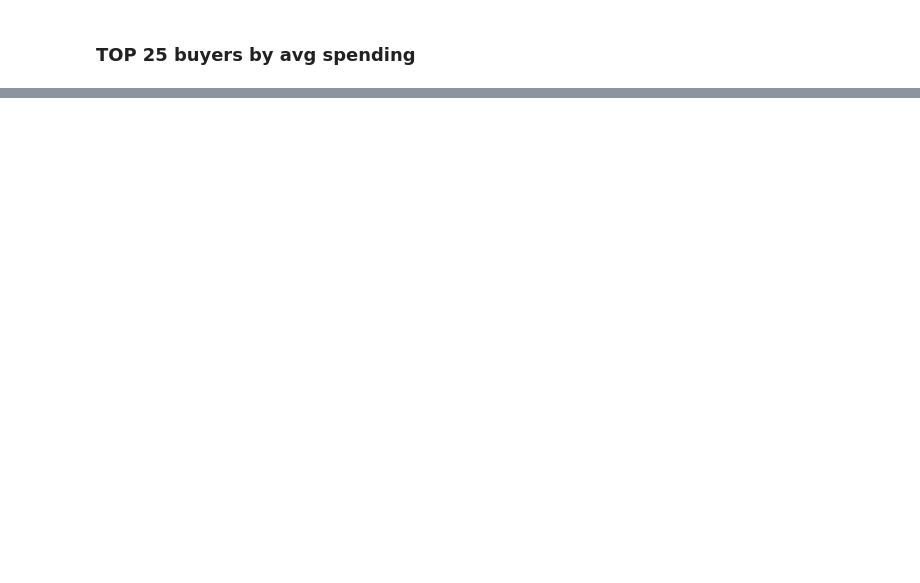
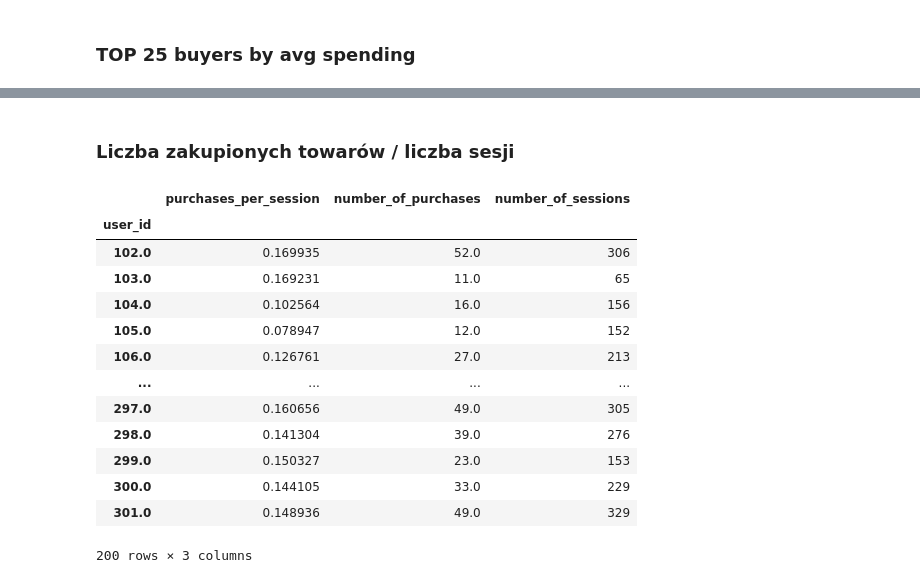
Before and after one commit to amasiukevich/IUM_shop, a Jupyter notebook: InitalEDA.ipynb, the cells around one changed output, grey strips where cells are left out. Cells and saved outputs as stored; diff of their text form; code cells hidden in the pictures; blank space fills up the shorter version.

```diff
--- a/InitalEDA.ipynb
+++ b/InitalEDA.ipynb
@@ -287,0 +377,11 @@ users_descr1.sort_values('avg_spending', ascending=False).head(25)
+# %%
+all_sessions_number = len(sessions_data)
+sum_of_spent_money = sum(boughts_with_prices['sum_after_discount'])
+many_per_session = sum_of_spent_money / all_sessions_number
+many_per_session
+
+sessions_number_per_user = sessions_data[['user_id', 'session_id']].groupby('user_id').count()
+sessions_number_per_user.columns = ['number_of_sessions']
+spendings_per_user = pd.DataFrame(boughts_with_prices.groupby("user_id").sum()['sum_after_discount'])
+many_per_session_per_user = spendings_per_user.sum_after_discount /  sessions_number_per_user.number_of_sessions
+many_per_session_per_user
@@ -287,0 +402,27 @@ users_descr1.sort_values('avg_spending', ascending=False).head(25)
+# %% [markdown]
+### Liczba zakupionych towarów / liczba sesji
+# %%
+user_purchases_number = successful_sessions[['session_id', 'user_id']].groupby('user_id').count()
+user_purchases_number.columns = ['number_of_purchases']
+
+user_purchases_per_session = pd.DataFrame(user_purchases_number.number_of_purchases / sessions_number_per_user.number_of_sessions)
+user_purchases_per_session.columns = ['purchases_per_session']
+user_purchases_per_session['number_of_purchases'] = user_purchases_number.number_of_purchases
+user_purchases_per_session['number_of_sessions'] = sessions_number_per_user.number_of_sessions
+
+user_purchases_per_session
+# %% [output]
+|  | purchases_per_session | number_of_purchases | number_of_sessions |
+| user_id |  |  |  |
+| 102.0 | 0.169935 | 52.0 | 306 |
+| 103.0 | 0.169231 | 11.0 | 65 |
+| 104.0 | 0.102564 | 16.0 | 156 |
+| 105.0 | 0.078947 | 12.0 | 152 |
+| 106.0 | 0.126761 | 27.0 | 213 |
+| ... | ... | ... | ... |
+| 297.0 | 0.160656 | 49.0 | 305 |
+| 298.0 | 0.141304 | 39.0 | 276 |
+| 299.0 | 0.150327 | 23.0 | 153 |
+| 300.0 | 0.144105 | 33.0 | 229 |
+| 301.0 | 0.148936 | 49.0 | 329 |
+200 rows × 3 columns
```
Also changed, not shown: parts of 11 cells of this notebook.
